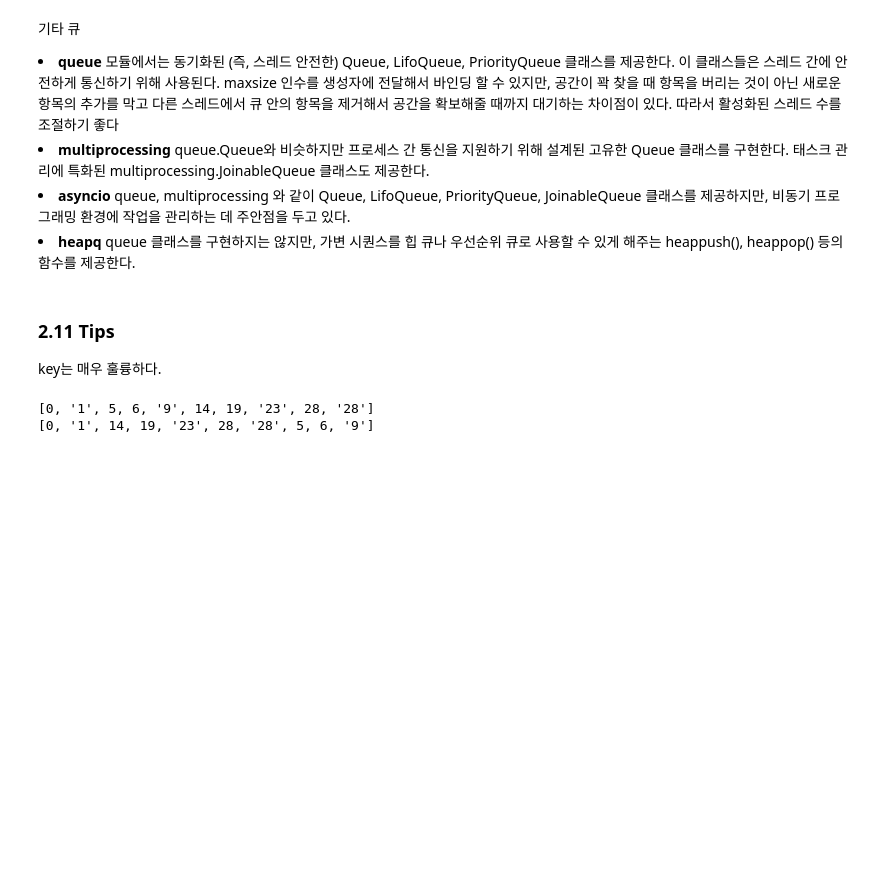
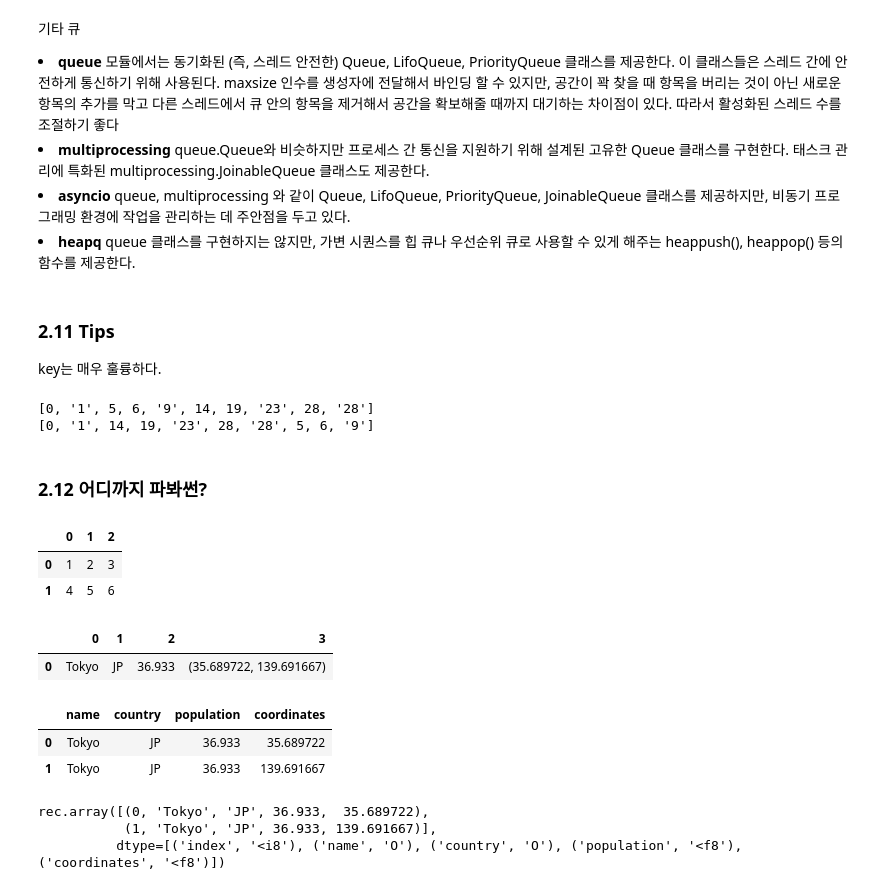
Before and after one commit to dream2globe/FluentPython, a Jupyter notebook: ch2_Sequence.ipynb, the cells around one changed output. Saved outputs shown, nothing was run; the diff lists cells and outputs as text; code cells hidden in the pictures; blank space fills up the shorter version.

```diff
--- a/ch2_Sequence.ipynb
+++ b/ch2_Sequence.ipynb
@@ -669,3 +674,35 @@ print(sorted(lst, key=str)) # 문자처럼 처리
 # %% [output]
 [0, '1', 5, 6, '9', 14, 19, '23', 28, '28']
 [0, '1', 14, 19, '23', 28, '28', 5, 6, '9']
+# %% [markdown]
+### 2.12 어디까지 파봐썬?
+# %%
+""" Pandas table과 recode의 관계 """
+import pandas as pd
+pd.DataFrame.from_records([(1, 2, 3), (4, 5, 6)])
+# %% [output]
+|  | 0 | 1 | 2 |
+| 0 | 1 | 2 | 3 |
+| 1 | 4 | 5 | 6 |
+# %%
+from collections import namedtuple
+City = namedtuple('City', 'name country population coordinates') # 클래스명과 필드명의 리스트 등 총 2개의 매개변수가 필요
+
+tokyo = City('Tokyo', 'JP', 36.933, (35.689722, 139.691667))
+pd.DataFrame.from_records([tokyo]) # namedtuple을 records처럼 처리하면 컬럼명이 없음
+# %% [output]
+|  | 0 | 1 | 2 | 3 |
+| 0 | Tokyo | JP | 36.933 | (35.689722, 139.691667) |
+# %%
+pd.DataFrame.from_dict(tokyo._asdict()) # namedtuple을 dict변환 후 처리하면 컬럼명이 계승됨
+# %% [output]
+|  | name | country | population | coordinates |
+| 0 | Tokyo | JP | 36.933 | 35.689722 |
+| 1 | Tokyo | JP | 36.933 | 139.691667 |
+# %%
+tokyo_dict = pd.DataFrame.from_dict(tokyo._asdict())
+tokyo_dict.to_records()
+# %% [output]
+rec.array([(0, 'Tokyo', 'JP', 36.933,  35.689722),
+           (1, 'Tokyo', 'JP', 36.933, 139.691667)],
+          dtype=[('index', '<i8'), ('name', 'O'), ('country', 'O'), ('population', '<f8'), ('coordinates', '<f8')])
```
Also changed, not shown: parts of 6 cells of this notebook.
